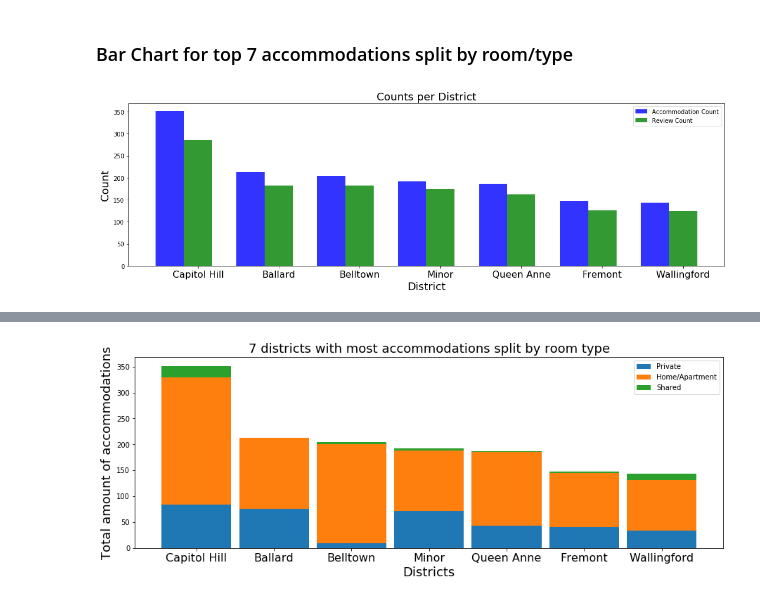
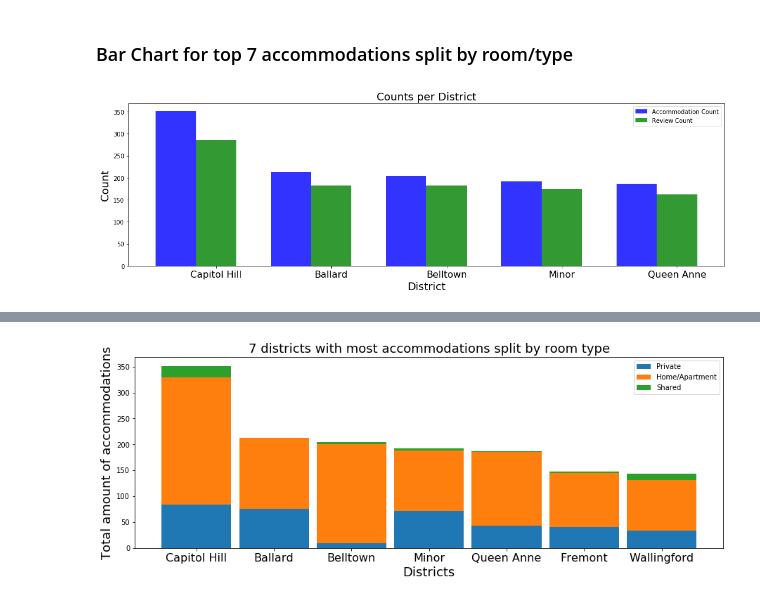
Before and after one commit to Mavengence/Kaggle-Seattle-Airbnb-Analysis-IS4861-Assignment, a Jupyter notebook: IS4861_group_project_airbnb.ipynb, the cells around one changed output, grey strips where cells are left out. Saved outputs shown, nothing was run; the diff lists cells and outputs as text; code cells hidden in the pictures.

```diff
--- a/IS4861_group_project_airbnb.ipynb
+++ b/IS4861_group_project_airbnb.ipynb
@@ -295,3 +301,5 @@ for i in range(0, 7):
+# %%
+hoods = prepare_hood_number(8)
 # %%
 combined = listings[['room_type', 'neighbourhood']].dropna()
 
@@ -327,24 +336,41 @@ Wallingford          has   Private: 34, Home/Apt:  97, Shared: 12 and total of 1
 # data to plot
 n_groups = len(hoods)
 
-# create plot
-fig, ax = plt.subplots(figsize=(15,5))
-index = np.arange(n_groups)
-bar_width = 0.35
-opacity = 0.8
+def create_bar_chart(hood_count):
+    """
+        INPUT:
+            - hood_count: integer value for the amount of hoods to be shown
+        OUTPUT:
+            - Plot the bar chart according to the amount of hoods
+    """
 
-rects1 = plt.bar(index, x_count, bar_width, alpha=opacity, color='b', label='Accommodation Count')
-rects2 = plt.bar(index + bar_width, y_count[:7], bar_width, alpha=opacity, color='g', label='Review Count')
+    new_hoods = prepare_hood_number(hood_count)
 
-#fig = plt.figure(figsize=(12, 6))
+    x_count = []
 
-plt.xlabel('District', fontsize=18)
-plt.ylabel('Count', fontsize=18)
-plt.title('Counts per District', fontsize=18)
-plt.xticks(index + bar_width, hoods, fontsize=16)
-plt.legend()
+    for town, count in sorted_neighbourhoods[:hood_count]:
+        x_count.append(count)
 
-plt.tight_layout()
-plt.show()
+    # create plot
+    fig, ax = plt.subplots(figsize=(15,5))
+    index = np.arange(hood_count)
+    bar_width = 0.35
+    opacity = 0.8
+
+    rects1 = plt.bar(index, x_count, bar_width, alpha=opacity, color='b', label='Accommodation Count')
+    rects2 = plt.bar(index + bar_width, y_count[:hood_count], bar_width, alpha=opacity, color='g', label='Review Count')
+
+    #fig = plt.figure(figsize=(12, 6))
+
+    plt.xlabel('District', fontsize=18)
+    plt.ylabel('Count', fontsize=18)
+    plt.title('Counts per District', fontsize=18)
+    plt.xticks(index + bar_width, hoods, fontsize=16)
+    plt.legend()
+
+    plt.tight_layout()
+    plt.show()
-# %% [output]
-[figure, removed]
+# %%
+create_bar_chart(5)
+# %% [output]
+[figure, added]
```
Also changed, not shown: parts of 8 cells of this notebook, 1 other file.
